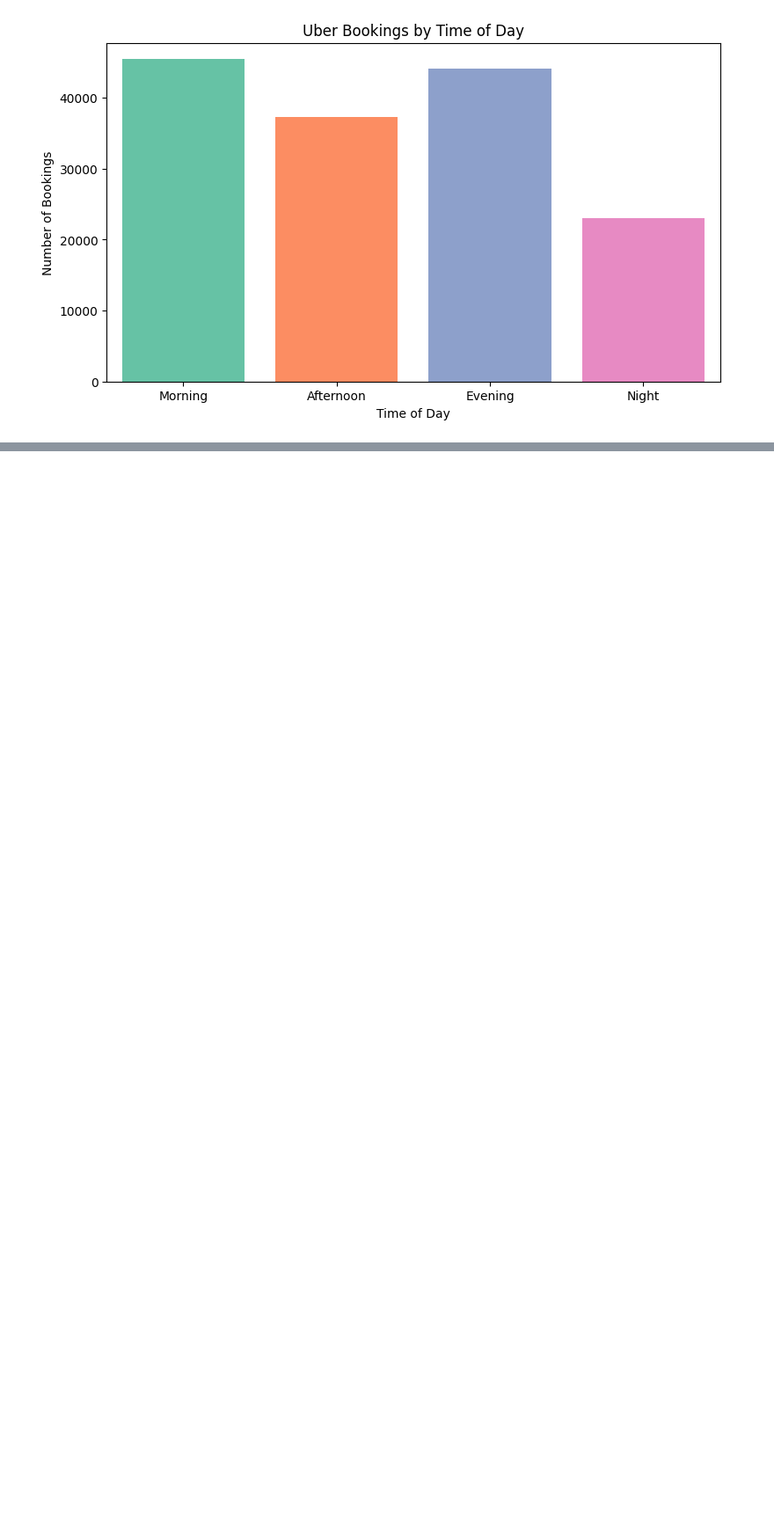
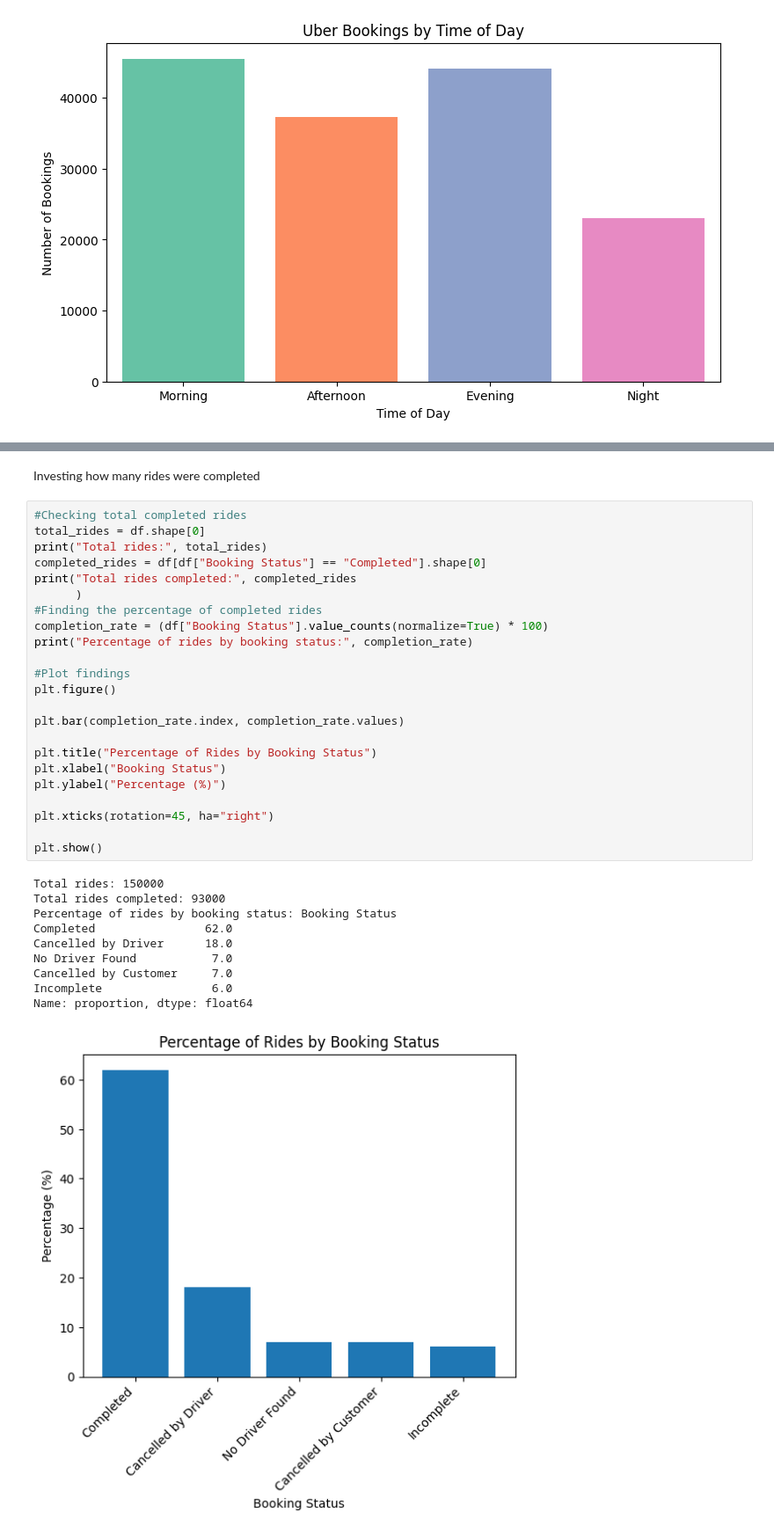
Before and after one commit to msum500/Uber, a Jupyter notebook: Uber Project.ipynb, the cells around one changed output, grey strips where cells are left out. Shown at 88% size. Drawn from its saved outputs; the diff is of its cells as text; blank space fills up the shorter version.

```diff
--- a/Uber Project.ipynb
+++ b/Uber Project.ipynb
@@ -150,0 +217,36 @@ CTAT: 29.15
+# %% [markdown]
+Investing how many rides were completed
+# %%
+#Checking total completed rides
+total_rides = df.shape[0]
+print("Total rides:", total_rides)
+completed_rides = df[df["Booking Status"] == "Completed"].shape[0]
+print("Total rides completed:", completed_rides
+      )
+#Finding the percentage of completed rides
+completion_rate = (df["Booking Status"].value_counts(normalize=True) * 100)
+print("Percentage of rides by booking status:", completion_rate)
+
+#Plot findings
+plt.figure()
+
+plt.bar(completion_rate.index, completion_rate.values)
+
+plt.title("Percentage of Rides by Booking Status")
+plt.xlabel("Booking Status")
+plt.ylabel("Percentage (%)")
+
+plt.xticks(rotation=45, ha="right")
+
+plt.show()
+# %% [output]
+Total rides: 150000
+Total rides completed: 93000
+Percentage of rides by booking status: Booking Status
+Completed                62.0
+Cancelled by Driver      18.0
+No Driver Found           7.0
+Cancelled by Customer     7.0
+Incomplete                6.0
+Name: proportion, dtype: float64
+[figure, added]
```
Also changed, not shown: parts of 21 cells of this notebook.
